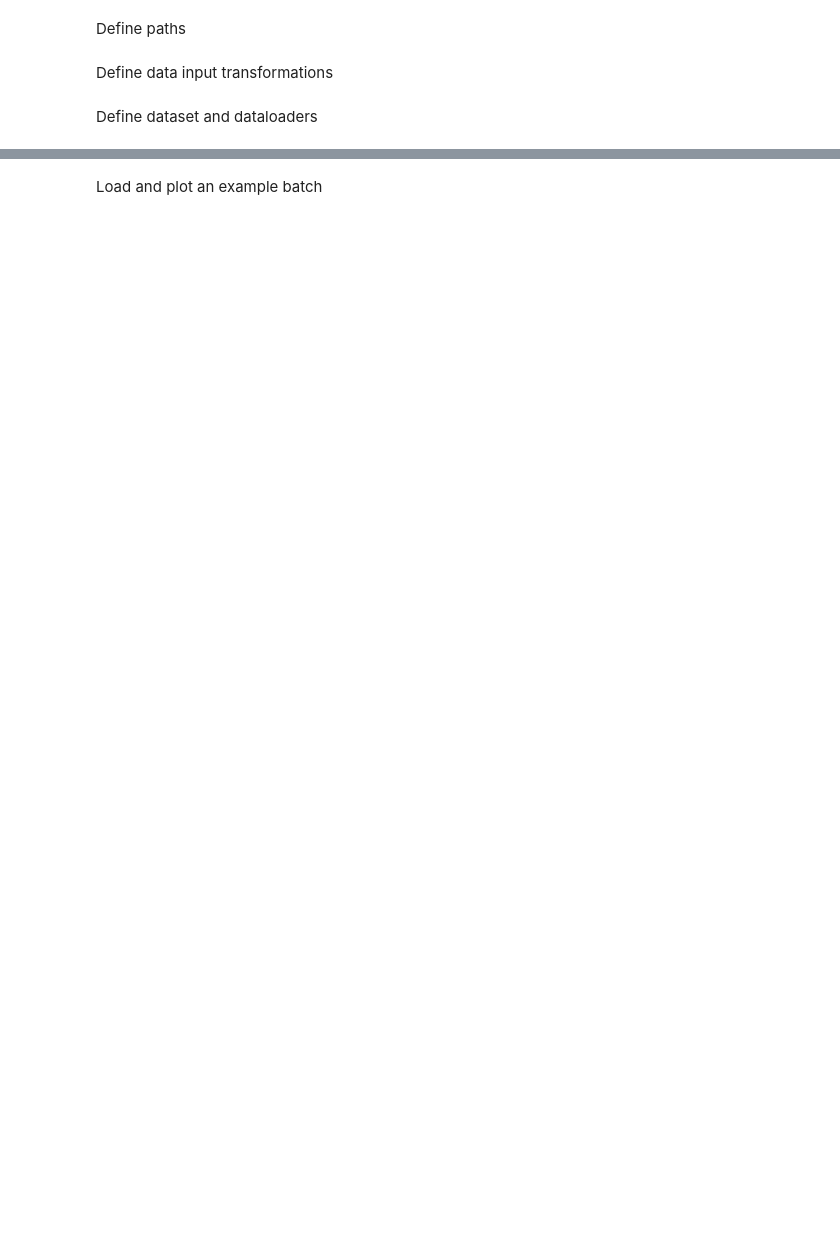
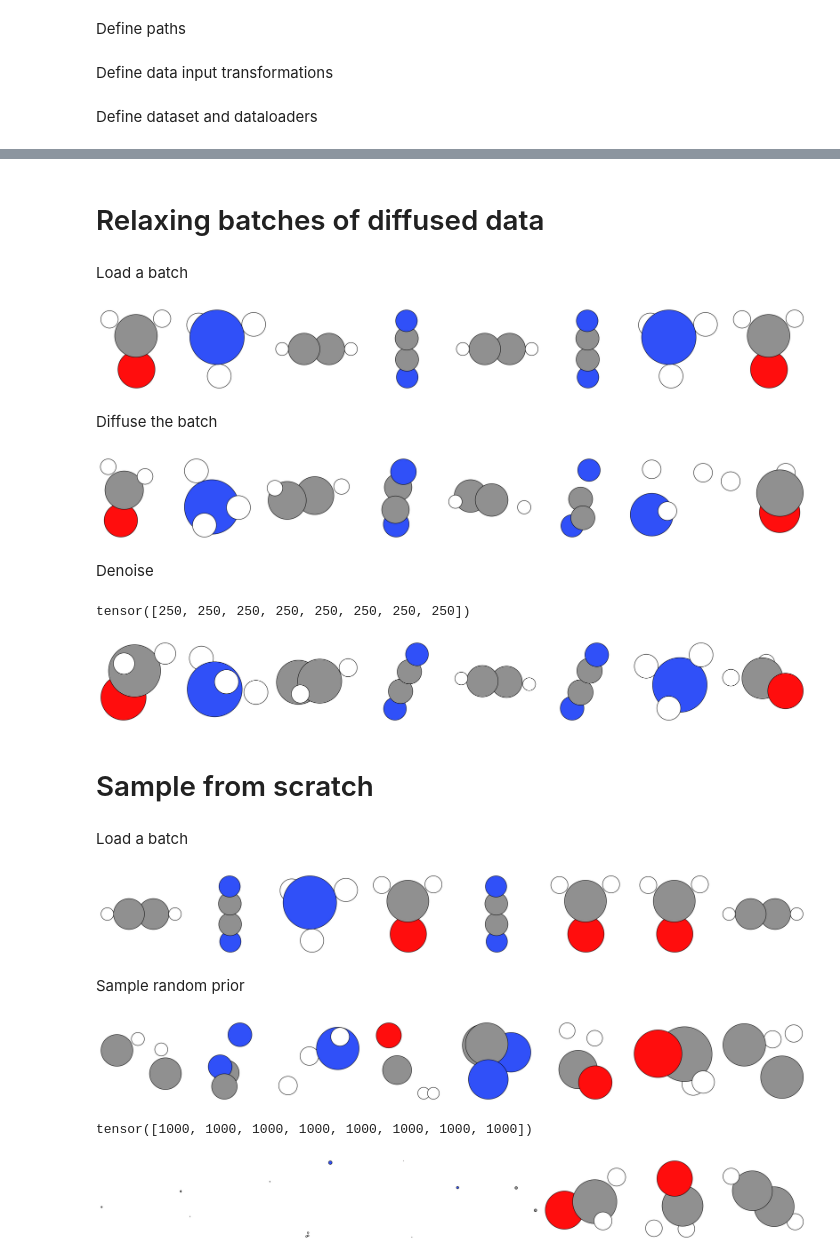
Before and after one commit to khaledkah/MoreRed, a Jupyter notebook: notebooks/denoising_tutorial.ipynb, the cells around one changed output, grey strips where cells are left out. Cells and saved outputs as stored; diff of their text form; code cells hidden in the pictures; blank space fills up the shorter version.

Commit message:
adding samplers

```diff
--- a/notebooks/denoising_tutorial.ipynb
+++ b/notebooks/denoising_tutorial.ipynb
@@ -21,0 +43,15 @@ from morered.utils import scatter_mean
+# %%
+# experiment path
+exp_path = "/home/twopaisquared/Desktop/projects/MoreRed/experiments/runs/9cef03dc-f0fd-11ee-bcbd-743af453b4c0"
+
+# path to store the dataset as ASE '.db' files
+split_file_path = os.path.join(exp_path, "split.npz")
+
+# model path
+model_path = os.path.join(exp_path, "best_model")
+
+# config path
+config_path = os.path.join(exp_path, "config.yaml")
+# %%
+# read configs using omegaconf
+config = OmegaConf.load(config_path)
@@ -27,9 +89,6 @@ tut_path = "./tut"
 # path to store the dataset as ASE '.db' files
 datapath = os.path.join(tut_path, "qm9.db")
 
-# path to store the dataset as ASE '.db' files
-split_file_path = os.path.join(tut_path, "split.npz")
-
 # path to store a mapping between the DB indices and the number of atoms. Needed for filtered loading from the dataset
 indices_path = os.path.join(tut_path, "n_atoms_indices.pkl")
 # %%
@@ -47,11 +106,11 @@ Define dataset and dataloaders
 qm9data = QM9Filtered(
     datapath=datapath,
     batch_size=8,
-    n_atoms_allowed=None,
-    shuffle_train=True,
-    n_overfit_molecules=None,
-    permute_indices=False,
-    repeat_indices=None,
+    n_atoms_allowed=config.data.n_atoms_allowed,
+    shuffle_train=config.data.shuffle_train,
+    n_overfit_molecules=config.data.n_overfit_molecules,
+    permute_indices=config.data.permute_indices,
+    repeat_indices=config.data.repeat_indices,
     remove_uncharacterized=True,
     num_train=128,
     num_val=128,
@@ -71,4 +135,12 @@ qm9data.setup()
-# %% [markdown]
-Load and plot an example batch
+# %% [markdown]
+# Relaxing batches of diffused data
+# %% [markdown]
+Load a batch
 # %%
 batch = next(iter(qm9data.train_dataloader()))
+# %%
+plot_batch_molecules(batch)
+# %% [output]
+[figure, added]
+# %% [markdown]
+Diffuse the batch
@@ -74,0 +155,6 @@ batch = next(iter(qm9data.train_dataloader()))
+# %%
+plot_batch_molecules(batch)
+# %% [output]
+[figure, added]
+# %% [markdown]
+Denoise
@@ -74,0 +165,12 @@ batch = next(iter(qm9data.train_dataloader()))
+# %%
+num_steps
+# %% [output]
+tensor([250, 250, 250, 250, 250, 250, 250, 250])
+# %%
+plot_batch_molecules(batch)
+# %% [output]
+[figure, added]
+# %% [markdown]
+# Sample from scratch
+# %% [markdown]
+Load a batch
@@ -74,0 +179,6 @@ batch = next(iter(qm9data.train_dataloader()))
+# %%
+plot_batch_molecules(batch)
+# %% [output]
+[figure, added]
+# %% [markdown]
+Sample random prior
@@ -74,0 +189,4 @@ batch = next(iter(qm9data.train_dataloader()))
+# %%
+plot_batch_molecules(batch)
+# %% [output]
+[figure, added]
@@ -74,0 +200,8 @@ batch = next(iter(qm9data.train_dataloader()))
+# %%
+num_steps
+# %% [output]
+tensor([1000, 1000, 1000, 1000, 1000, 1000, 1000, 1000])
+# %%
+plot_batch_molecules(batch)
+# %% [output]
+[figure, added]
```
Also changed, not shown: parts of 69 cells of this notebook, 27 other files.
